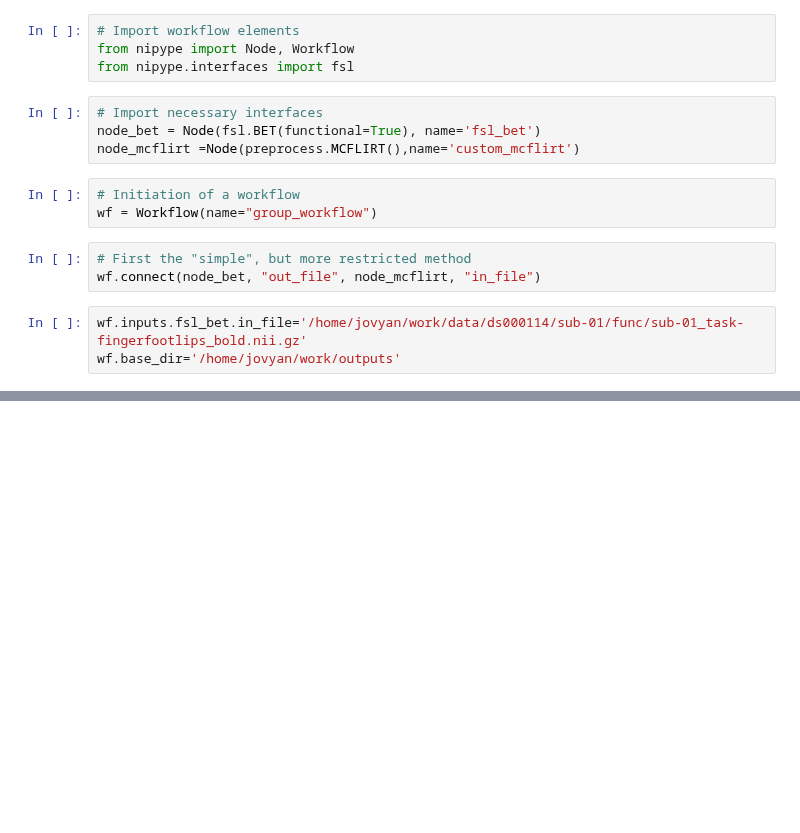
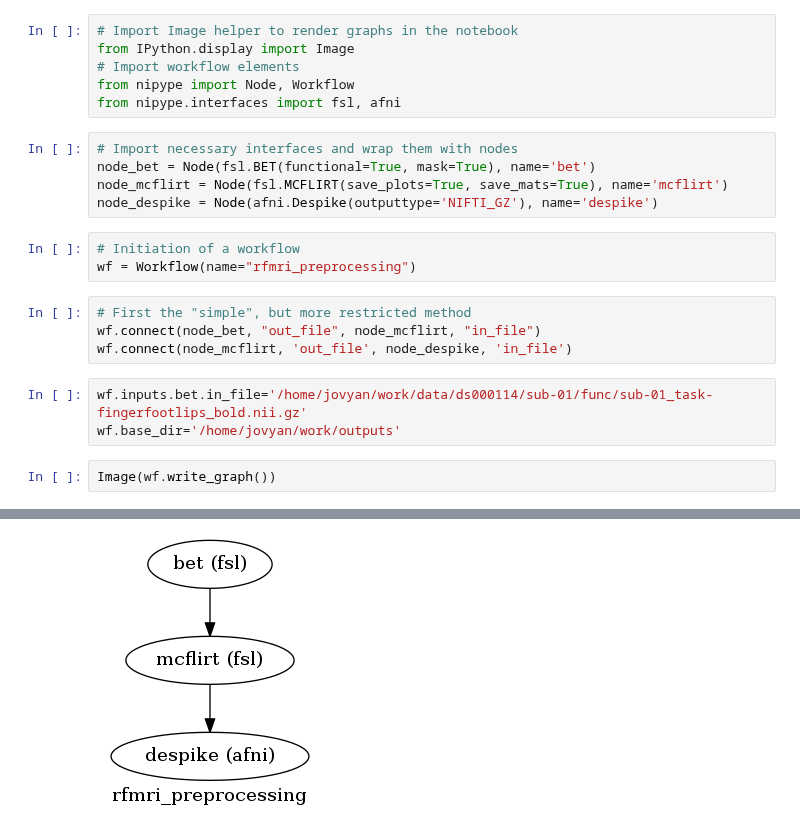
Before and after one commit to nipy/workshops, a Jupyter notebook: 170327-nipype/notebooks/rfmri_group_1/PreprocessingWorkflow.ipynb, the cells around one changed output, grey strips where cells are left out. Saved outputs shown, nothing was run; the diff lists cells and outputs as text; blank space fills up the shorter version.

Commit message:
update workflow

```diff
--- a/170327-nipype/notebooks/rfmri_group_1/PreprocessingWorkflow.ipynb
+++ b/170327-nipype/notebooks/rfmri_group_1/PreprocessingWorkflow.ipynb
@@ -1,17 +5,24 @@
 # %%
+# Import Image helper to render graphs in the notebook
+from IPython.display import Image
 # Import workflow elements
 from nipype import Node, Workflow
-from nipype.interfaces import fsl
+from nipype.interfaces import fsl, afni
 # %%
-# Import necessary interfaces
-node_bet = Node(fsl.BET(functional=True), name='fsl_bet')
-node_mcflirt =Node(preprocess.MCFLIRT(),name='custom_mcflirt')
+# Import necessary interfaces and wrap them with nodes
+node_bet = Node(fsl.BET(functional=True, mask=True), name='bet')
+node_mcflirt = Node(fsl.MCFLIRT(save_plots=True, save_mats=True), name='mcflirt')
+node_despike = Node(afni.Despike(outputtype='NIFTI_GZ'), name='despike')
 # %%
 # Initiation of a workflow
-wf = Workflow(name="group_workflow")
+wf = Workflow(name="rfmri_preprocessing")
 # %%
 # First the "simple", but more restricted method
 wf.connect(node_bet, "out_file", node_mcflirt, "in_file")
+wf.connect(node_mcflirt, 'out_file', node_despike, 'in_file')
 # %%
-wf.inputs.fsl_bet.in_file='/home/jovyan/work/data/ds000114/sub-01/func/sub-01_task-fingerfootlips_bold.nii.gz'
+wf.inputs.bet.in_file='/home/jovyan/work/data/ds000114/sub-01/func/sub-01_task-fingerfootlips_bold.nii.gz'
 wf.base_dir='/home/jovyan/work/outputs'
+# %%
+Image(wf.write_graph())
+# %% [output]
@@ -18,3 +31,4 @@ wf.base_dir='/home/jovyan/work/outputs'
+[figure, added]
 # %%
 wf.run()
 # %% [output]
```
Also changed, not shown: parts of 8 cells of this notebook.
